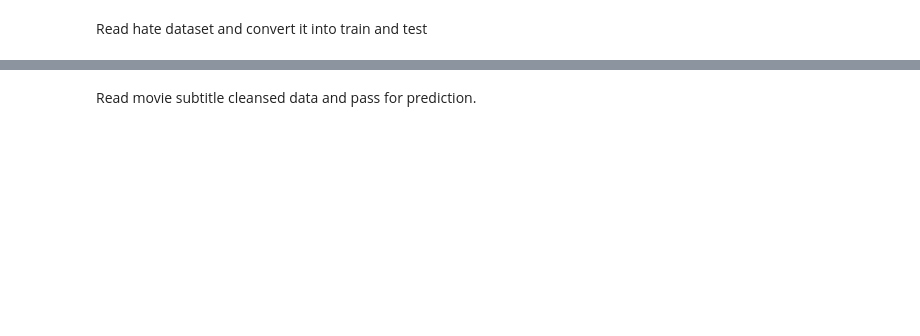
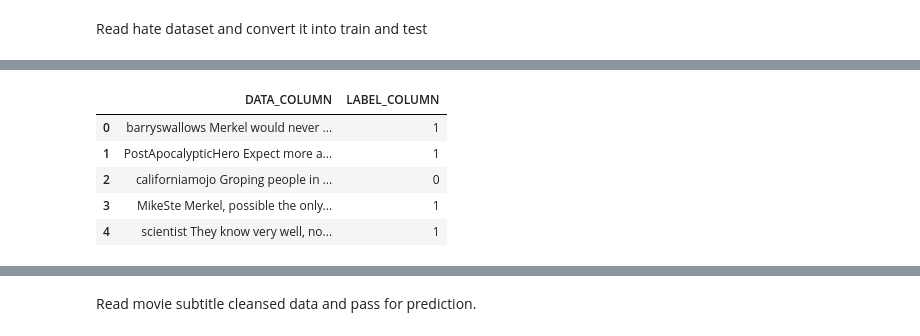
Before and after one commit to nvbogu/movie_hatespeech_detection, a Jupyter notebook: bert_hate_speech_detection.ipynb, the cells around one changed output, grey strips where cells are left out. Saved outputs shown, nothing was run; the diff lists cells and outputs as text; code cells hidden in the pictures; blank space fills up the shorter version.

```diff
--- a/bert_hate_speech_detection.ipynb
+++ b/bert_hate_speech_detection.ipynb
@@ -96,3 +112,12 @@ Name: hate_speech_label, dtype: int64
 # %%
 train.columns = ['DATA_COLUMN', 'LABEL_COLUMN']
 test.columns = ['DATA_COLUMN', 'LABEL_COLUMN']
+# %%
+train.head()
+# %% [output]
+|  | DATA_COLUMN | LABEL_COLUMN |
+| 0 | barryswallows Merkel would never ... | 1 |
+| 1 | PostApocalypticHero Expect more a... | 1 |
+| 2 | californiamojo Groping people in ... | 0 |
+| 3 | MikeSte Merkel, possible the only... | 1 |
+| 4 | scientist They know very well, no... | 1 |
```
Also changed, not shown: parts of 33 cells of this notebook, 9 other files.
